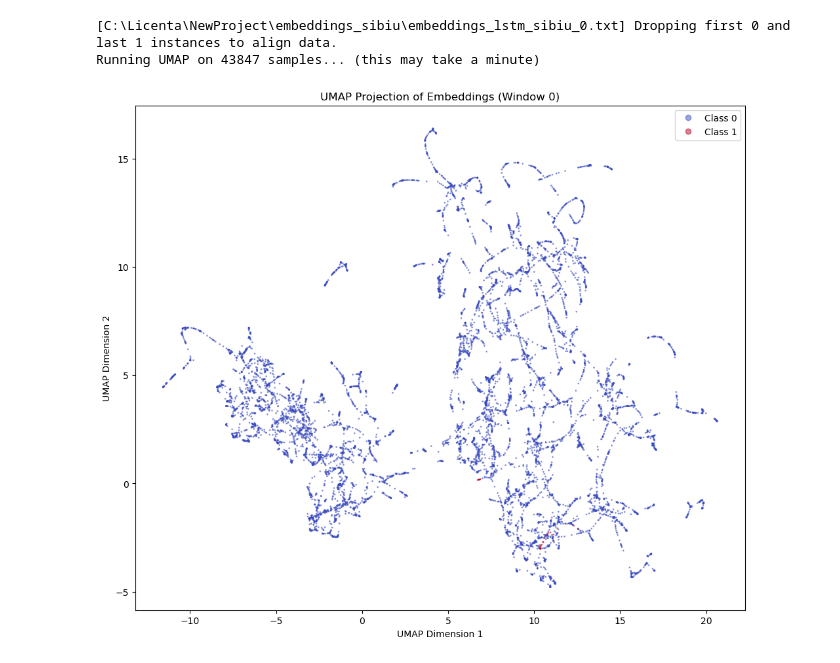
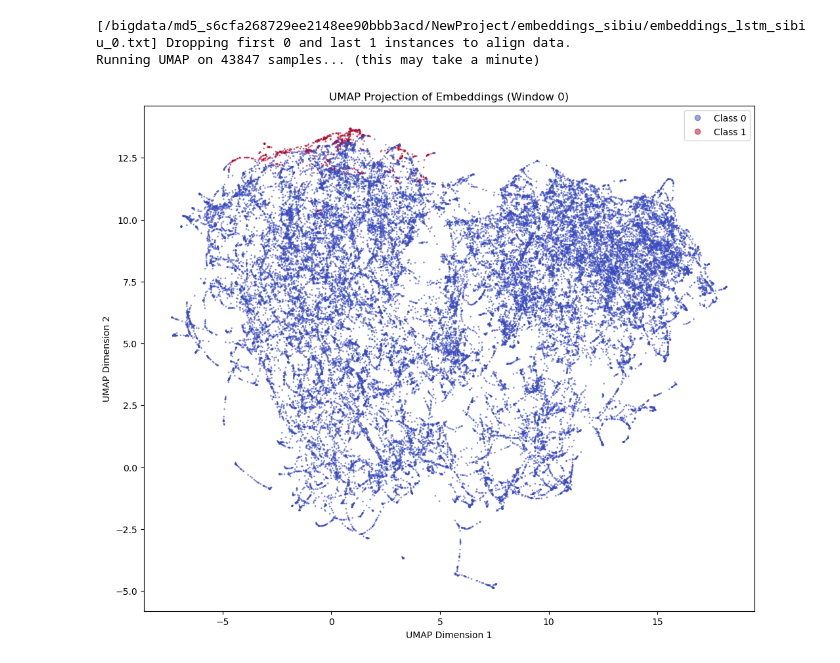
Before and after one commit to RazvanAndro2406/NewProject, a Jupyter notebook: emb_visualisation/umap.ipynb, the cells around one changed output. Saved outputs shown, nothing was run; the diff lists cells and outputs as text; code cells hidden in the pictures.

Commit message:
Added the UMAP experiment

```diff
--- a/emb_visualisation/umap.ipynb
+++ b/emb_visualisation/umap.ipynb
@@ -8,51 +8,47 @@ import umap
 import matplotlib.pyplot as plt
 import pandas as pd
 
-# (Assuming your align_embeddings_with_labels function is already imported or defined above this)
-
-# 1. Load and align the data
-embedding_path = r"C:\Licenta\NewProject\embeddings_sibiu\embeddings_lstm_sibiu_0.txt"
-labels_path = r"C:\Licenta\NewProject\labels_msl\msl_classes_995.csv"
+embedding_path = r"/bigdata/md5_s6cfa268729ee2148ee90bbb3acd/NewProject/embeddings_sibiu/embeddings_lstm_sibiu_0.txt"
+labels_path = r"/bigdata/md5_s6cfa268729ee2148ee90bbb3acd/NewProject/labels_msl/msl_classes_1000.csv"
 
 # aligned_df is a DataFrame: [date, label, emb_0, emb_1, ... emb_255]
 aligned_df = align_embeddings_with_labels(embedding_path=embedding_path, labels_path=labels_path)
 
-# 2. Separate the features and the labels
-# Drop the first two columns to isolate the 256 embedding dimensions
 features = aligned_df.drop(columns=['date', 'label']).values
 labels = aligned_df['label'].values
 
-# 3. Initialize and fit UMAP
 print(f"Running UMAP on {features.shape[0]} samples... (this may take a minute)")
 reducer = umap.UMAP(
     n_components=2,
     metric='cosine',
     n_neighbors=15,
     min_dist=0.1,
-    random_state=42
+    random_state=42,
+    low_memory=False,
+
 )
 
-embedding_2d = reducer.fit_transform(features[:10000])
+embedding_2d = reducer.fit_transform(features)
 
 # 4. Create the visualization
 plt.figure(figsize=(12, 10))
 
 scatter = plt.scatter(
     embedding_2d[:, 0],
     embedding_2d[:, 1],
-    c=labels[:10000],
+    c=labels,
     cmap='coolwarm',
     s=1,
     alpha=0.5
 )
 
 plt.title("UMAP Projection of Embeddings (Window 0)")
 plt.xlabel("UMAP Dimension 1")
 plt.ylabel("UMAP Dimension 2")
 
 plt.legend(handles=scatter.legend_elements()[0], labels=['Class 0', 'Class 1'])
 plt.show()
 # %% [output]
-[C:\Licenta\NewProject\embeddings_sibiu\embeddings_lstm_sibiu_0.txt] Dropping first 0 and last 1 instances to align data.
+[/bigdata/md5_s6cfa268729ee2148ee90bbb3acd/NewProject/embeddings_sibiu/embeddings_lstm_sibiu_0.txt] Dropping first 0 and last 1 instances to align data.
 Running UMAP on 43847 samples... (this may take a minute)
-[figure, old version]
+[figure, new version]
```
Also changed, not shown: 2 other files.
